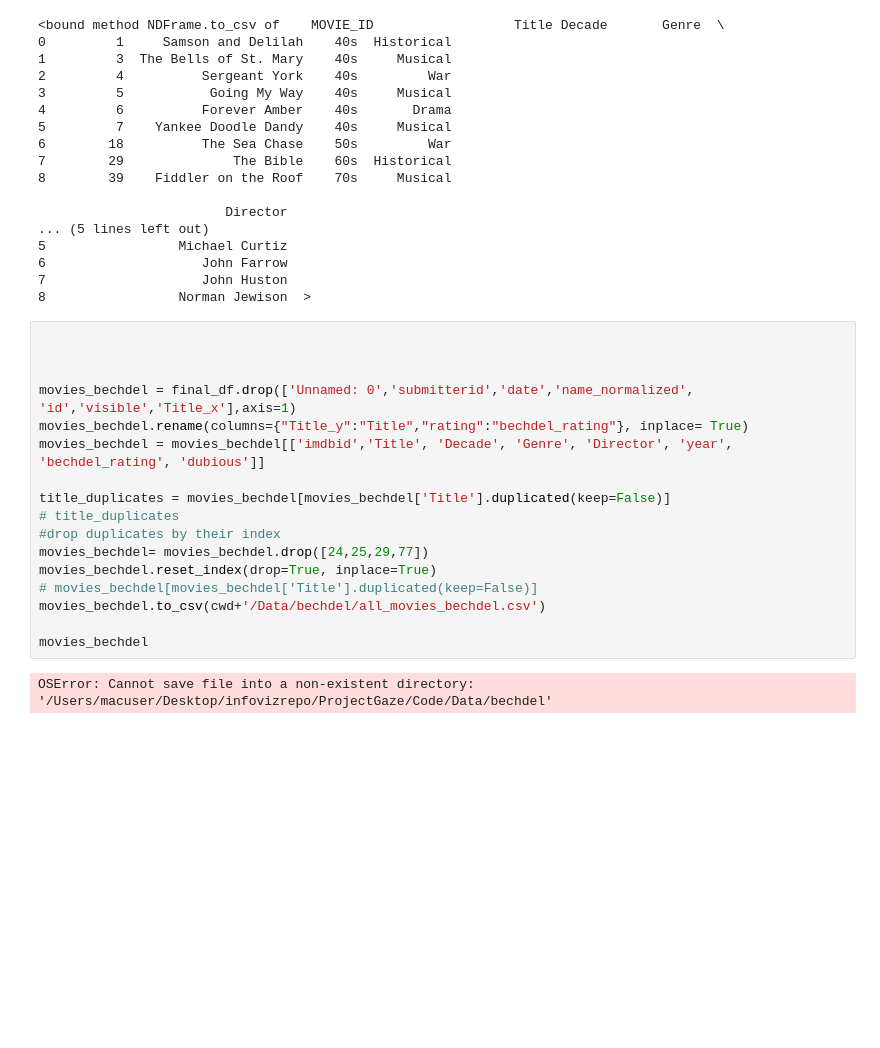
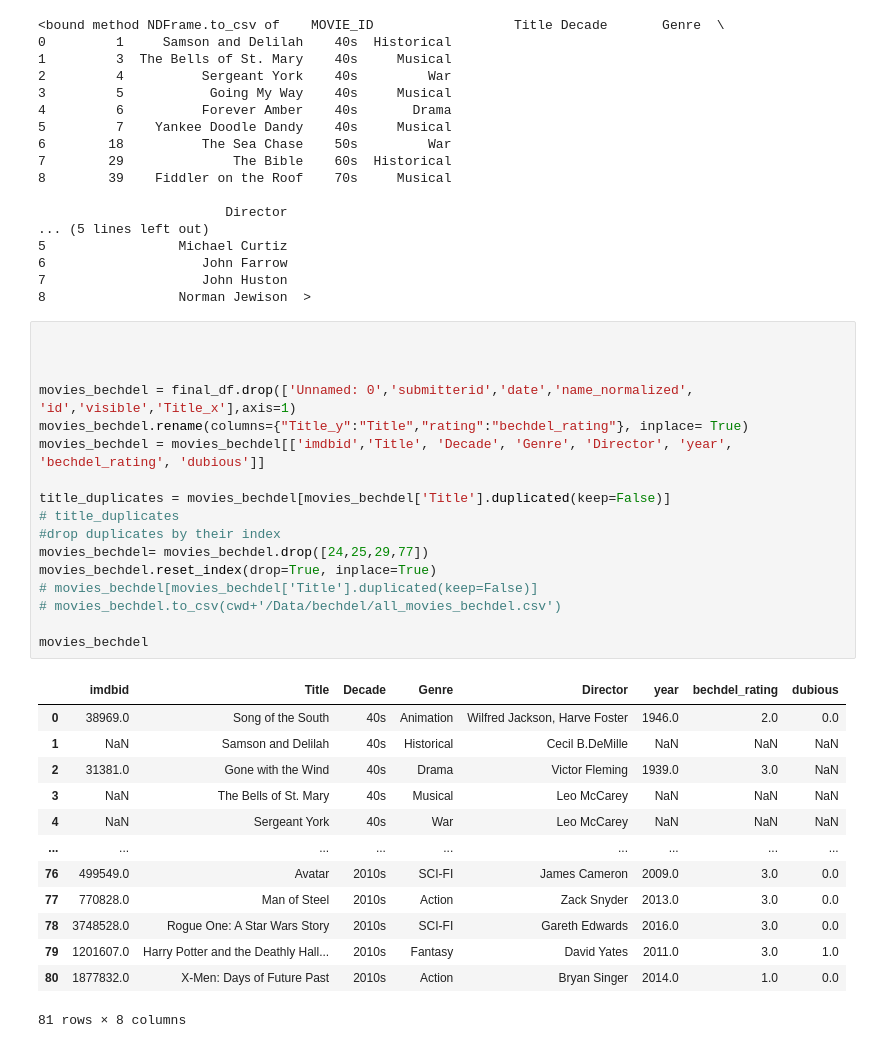
Before and after one commit to ahsanv101/ProjectGaze, a Jupyter notebook: Code/Chloe script - bechdel analysis.ipynb, the cells around one changed output. Cells and saved outputs as stored; diff of their text form; blank space fills up the shorter version.

```diff
--- a/Code/Chloe script - bechdel analysis.ipynb
+++ b/Code/Chloe script - bechdel analysis.ipynb
@@ -96,22 +91,34 @@ bechdel_no_data.to_csv
 # %%
 
 
 
 movies_bechdel = final_df.drop(['Unnamed: 0','submitterid','date','name_normalized', 'id','visible','Title_x'],axis=1)
 movies_bechdel.rename(columns={"Title_y":"Title","rating":"bechdel_rating"}, inplace= True)
 movies_bechdel = movies_bechdel[['imdbid','Title', 'Decade', 'Genre', 'Director', 'year', 'bechdel_rating', 'dubious']]
 
 title_duplicates = movies_bechdel[movies_bechdel['Title'].duplicated(keep=False)]
 # title_duplicates
 #drop duplicates by their index
 movies_bechdel= movies_bechdel.drop([24,25,29,77])
 movies_bechdel.reset_index(drop=True, inplace=True)
 # movies_bechdel[movies_bechdel['Title'].duplicated(keep=False)]
-movies_bechdel.to_csv(cwd+'/Data/bechdel/all_movies_bechdel.csv')
+# movies_bechdel.to_csv(cwd+'/Data/bechdel/all_movies_bechdel.csv')
 
 movies_bechdel
 # %% [output]
+|  | imdbid | Title | Decade | Genre | Director | year | bechdel_rating | dubious |
+| 0 | 38969.0 | Song of the South | 40s | Animation | Wilfred Jackson, Harve Foster | 1946.0 | 2.0 | 0.0 |
+| 1 | NaN | Samson and Delilah | 40s | Historical | Cecil B.DeMille | NaN | NaN | NaN |
+| 2 | 31381.0 | Gone with the Wind | 40s | Drama | Victor Fleming | 1939.0 | 3.0 | NaN |
+| 3 | NaN | The Bells of St. Mary | 40s | Musical | Leo McCarey | NaN | NaN | NaN |
+| 4 | NaN | Sergeant York | 40s | War | Leo McCarey | NaN | NaN | NaN |
+| ... | ... | ... | ... | ... | ... | ... | ... | ... |
+| 76 | 499549.0 | Avatar | 2010s | SCI-FI | James Cameron | 2009.0 | 3.0 | 0.0 |
+| 77 | 770828.0 | Man of Steel | 2010s | Action | Zack Snyder | 2013.0 | 3.0 | 0.0 |
+| 78 | 3748528.0 | Rogue One: A Star Wars Story | 2010s | SCI-FI | Gareth Edwards | 2016.0 | 3.0 | 0.0 |
+| 79 | 1201607.0 | Harry Potter and the Deathly Hall... | 2010s | Fantasy | David Yates | 2011.0 | 3.0 | 1.0 |
+| 80 | 1877832.0 | X-Men: Days of Future Past | 2010s | Action | Bryan Singer | 2014.0 | 1.0 | 0.0 |
-OSError: Cannot save file into a non-existent directory: '/Users/macuser/Desktop/infovizrepo/ProjectGaze/Code/Data/bechdel'
+81 rows × 8 columns
 # %%
 
 #no two female characters scene
```
Also changed, not shown: parts of 3 cells of this notebook, 1 other file.
